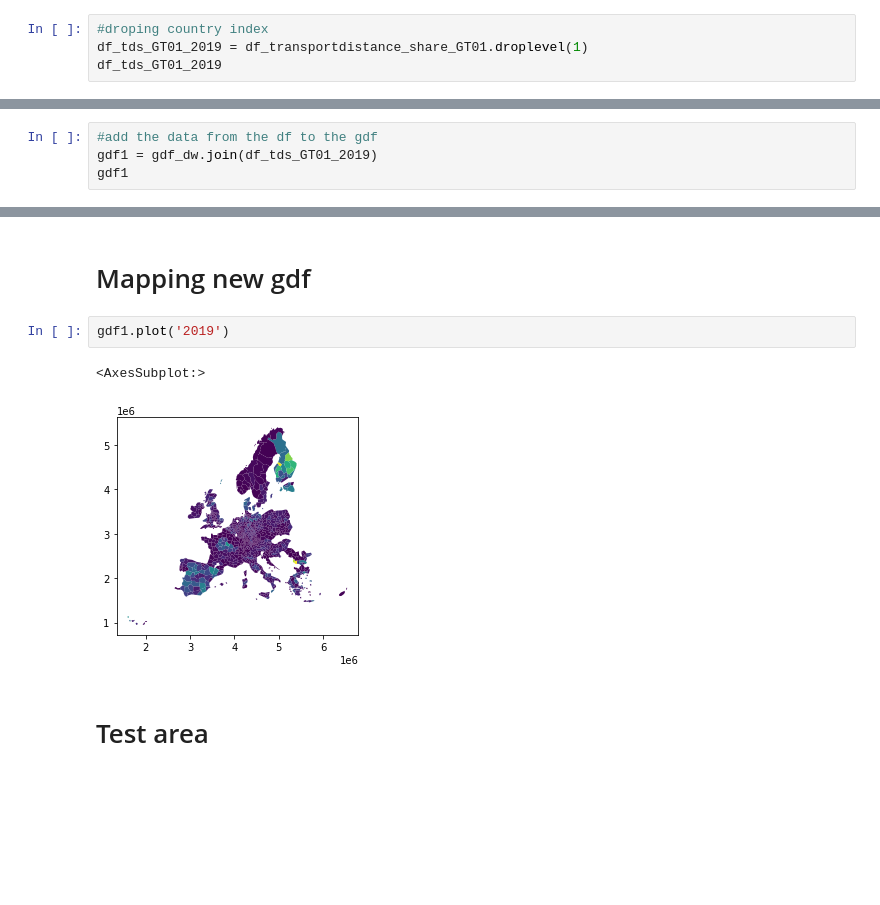
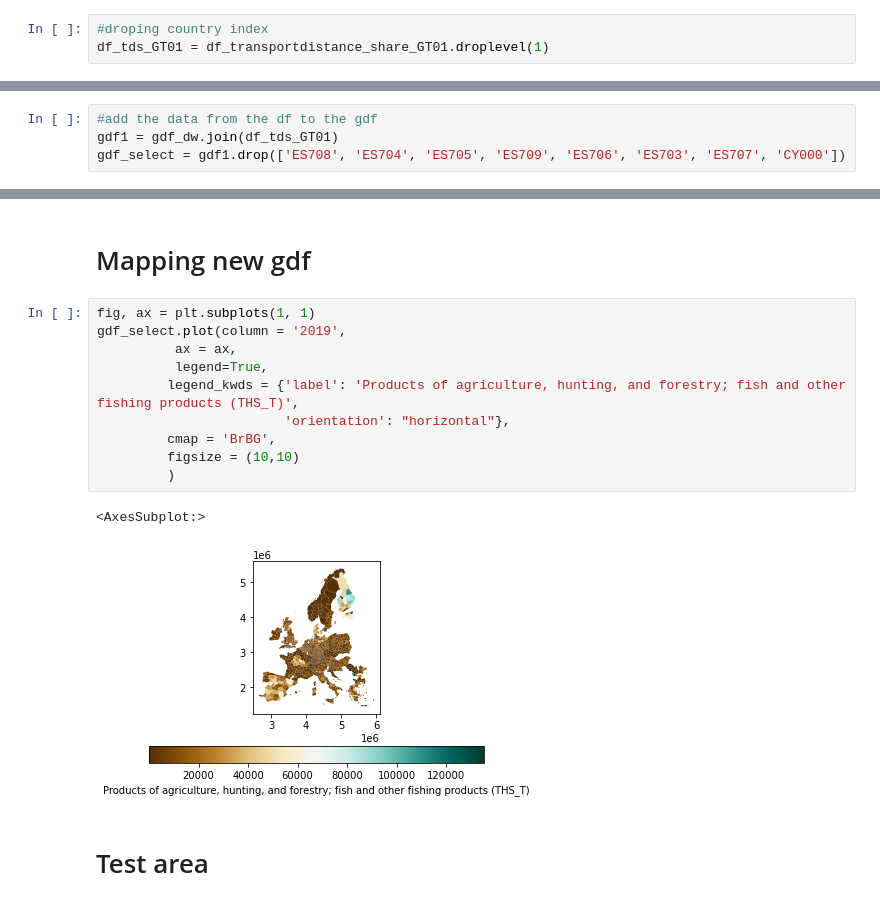
Before and after one commit to Frostie10/eurostat_test, a Jupyter notebook: test_eurostat.ipynb, the cells around one changed output, grey strips where cells are left out. Drawn from its saved outputs; the diff is of its cells as text; blank space fills up the shorter version.

```diff
--- a/test_eurostat.ipynb
+++ b/test_eurostat.ipynb
@@ -226,5 +246,4 @@ df_transportdistance_share_GT01
 1522 rows × 12 columns
 # %%
 #droping country index
-df_tds_GT01_2019 = df_transportdistance_share_GT01.droplevel(1)
-df_tds_GT01_2019
+df_tds_GT01 = df_transportdistance_share_GT01.droplevel(1)
@@ -248,8 +252,8 @@ df_tds_GT01_2019
 gdf_dw = gdf_dw.set_index('id')
 # %%
 #add the data from the df to the gdf
-gdf1 = gdf_dw.join(df_tds_GT01_2019)
-gdf1
+gdf1 = gdf_dw.join(df_tds_GT01)
+gdf_select = gdf1.drop(['ES708', 'ES704', 'ES705', 'ES709', 'ES706', 'ES703', 'ES707', 'CY000'])
 # %% [output]
 |  | COAST_TYPE | MOUNT_TYPE | NAME_LATN | CNTR_CODE | FID | NUTS_ID | NUTS_NAME | LEVL_CODE | URBN_TYPE | ... |
 | id |  |  |  |  |  |  |  |  |  | ... |
@@ -268,10 +272,18 @@ gdf1
 # %% [markdown]
 # Mapping new gdf
-# %%
-gdf1.plot('2019')
-# %% [output]
-<AxesSubplot:>
-[figure, removed]
+# %%
+fig, ax = plt.subplots(1, 1)
+gdf_select.plot(column = '2019',
+          ax = ax,
+          legend=True,
+         legend_kwds = {'label': 'Products of agriculture, hunting, and forestry; fish and other fishing products (THS_T)',
+                        'orientation': "horizontal"},
+         cmap = 'BrBG',
+         figsize = (10,10)
+         )
+# %% [output]
+<AxesSubplot:>
+[figure, added]
 # %% [markdown]
 # Test area
 # %%
```
Also changed, not shown: parts of 4 cells of this notebook.
